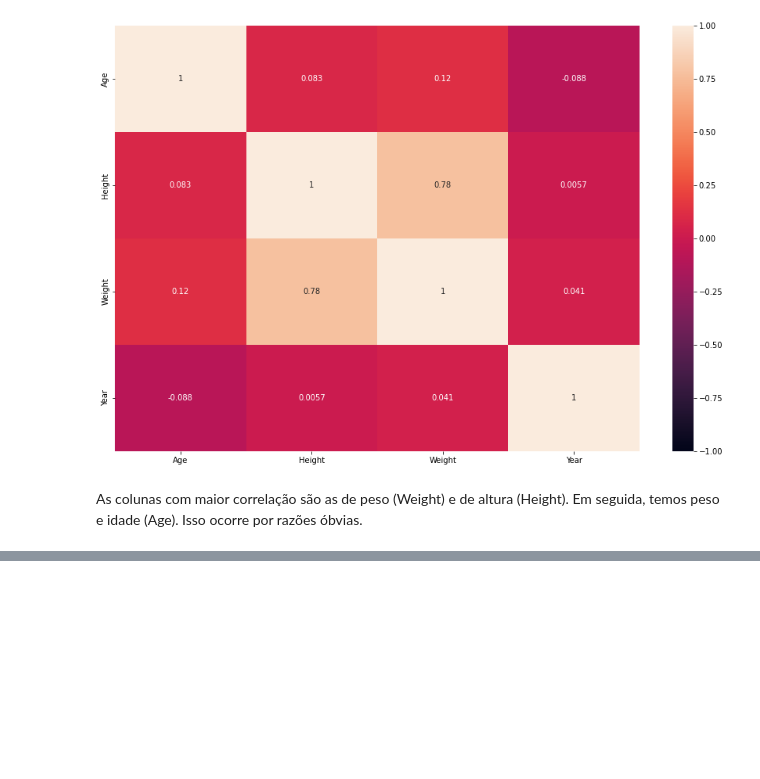
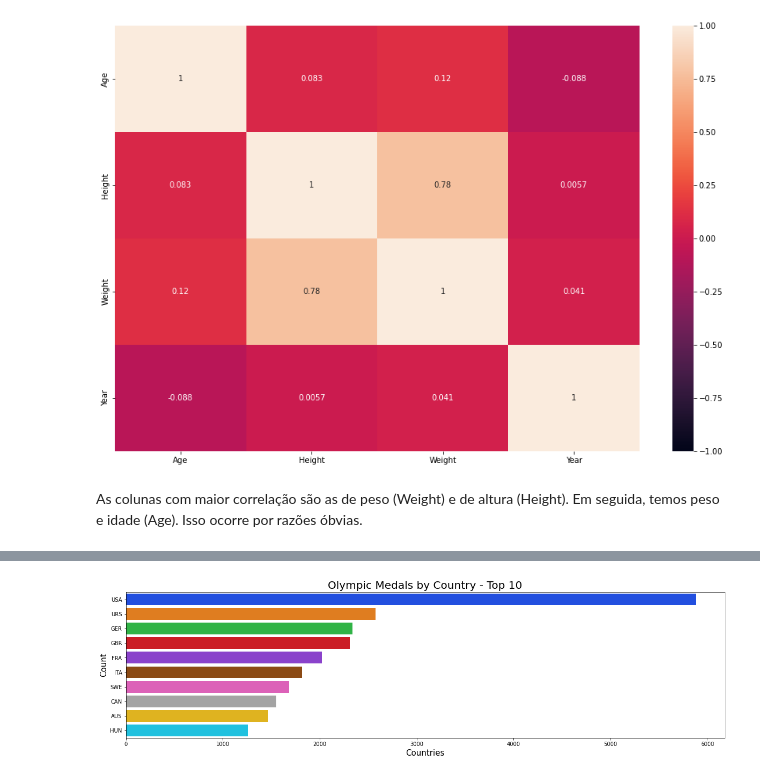
Before and after one commit to kauafillipe/Projeto-1---Turing-Academy, a Jupyter notebook: Projeto.ipynb, the cells around one changed output, grey strips where cells are left out. Cells and saved outputs as stored; diff of their text form; code cells hidden in the pictures; blank space fills up the shorter version.

```diff
--- a/Projeto.ipynb
+++ b/Projeto.ipynb
@@ -624,0 +654,21 @@ NameError: name 'adress' is not defined
+# %%
+countries = list(df['NOC'].unique())
+medal_counts = []
+for i in countries:
+    x = df[df['NOC'] == i]
+    medalCount = len(x)
+    medal_counts.append(medalCount)
+
+newData = pd.DataFrame({'countries': countries,'medal_counts':medal_counts})
+new_index = (newData['medal_counts'].sort_values(ascending=False)).index.values
+sorted_data = newData.reindex(new_index)
+sorted_data = sorted_data.head(10)
+
+plt.figure(figsize = (20,5))
+sns.barplot(y = sorted_data['countries'], x = sorted_data['medal_counts'], palette= "bright")
+plt.xlabel('Countries', fontsize = 15, color = 'black')
+plt.ylabel('Count', fontsize = 15, color = 'black')
+plt.title('Olympic Medals by Country - Top 10', fontsize = 20, color = 'black')
+plt.show()
+# %% [output]
+[figure, added]
```
Also changed, not shown: parts of 5 cells of this notebook.
